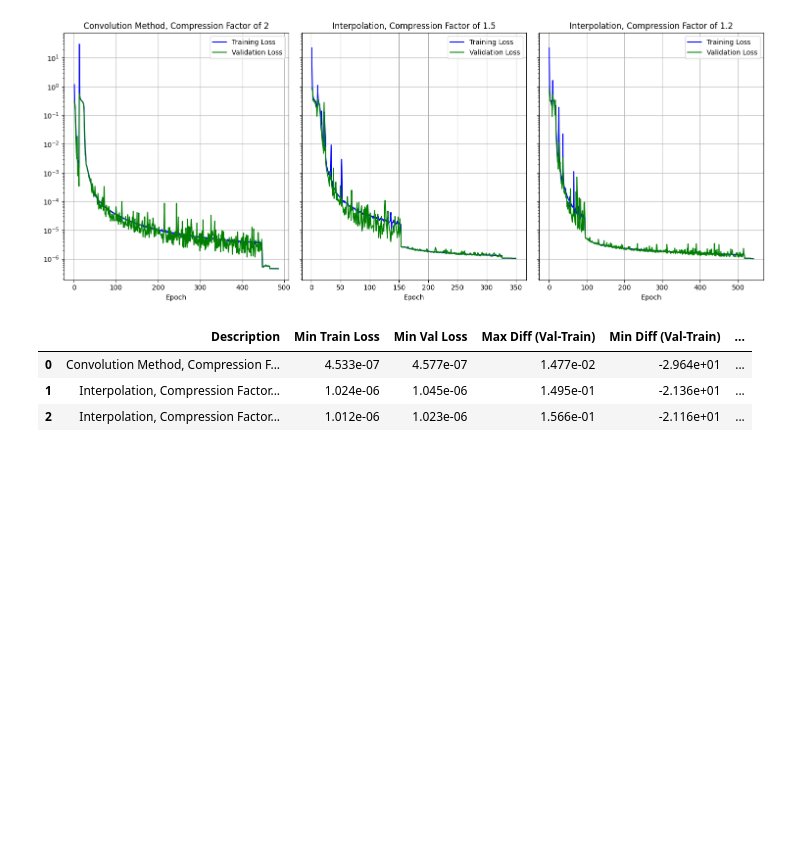
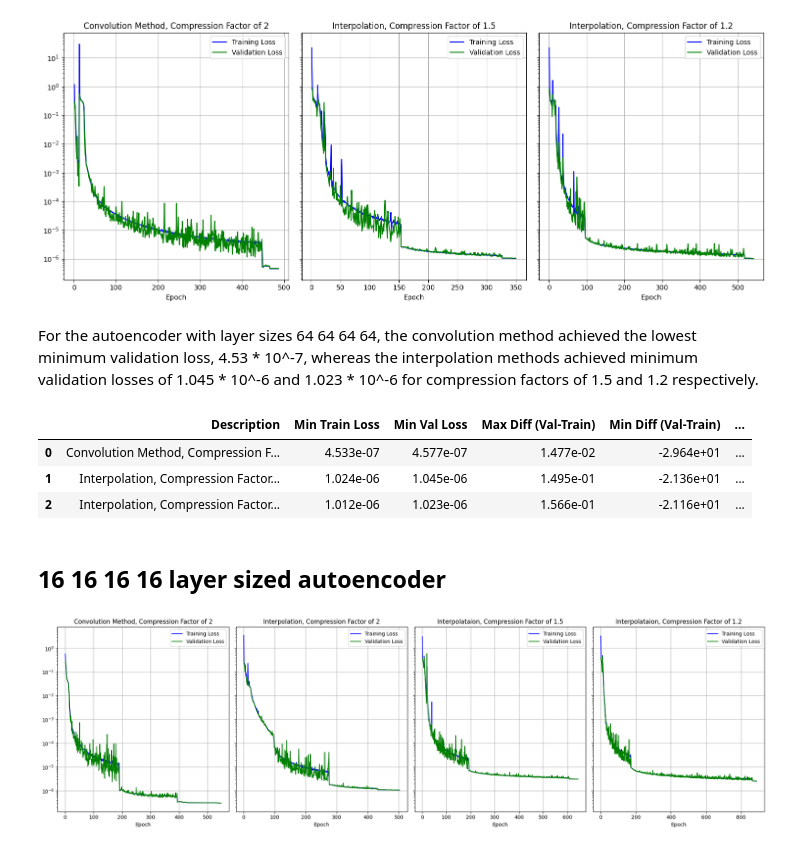
Before and after one commit to dsi-clinic/2023-Autumn-Clinic-Fermi-CaloDiffusionPaper, a Jupyter notebook: results/viz_compress_factors.ipynb, the cells around one changed output. Cells and saved outputs as stored; diff of their text form; code cells hidden in the pictures; blank space fills up the shorter version.

Commit message:
Results for layer size 16 autoencoder added to fermi-1 and losses visualized in results/

```diff
--- a/results/viz_compress_factors.ipynb
+++ b/results/viz_compress_factors.ipynb
@@ -120,3 +125,5 @@ plot_losses(folder_paths)
 # %% [output]
 [figure]
+# %% [markdown]
+For the autoencoder with layer sizes 64 64 64 64, the convolution method achieved the lowest minimum validation loss, 4.53 * 10^-7, whereas the interpolation methods achieved minimum validation losses of 1.045 * 10^-6 and 1.023 * 10^-6 for compression factors of 1.5 and 1.2 respectively.
 # %%
@@ -126,3 +133,16 @@ compare_losses(folder_paths)
 | 0 | Convolution Method, Compression F... | 4.533e-07 | 4.577e-07 | 1.477e-02 | -2.964e+01 | ... |
 | 1 | Interpolation, Compression Factor... | 1.024e-06 | 1.045e-06 | 1.495e-01 | -2.136e+01 | ... |
 | 2 | Interpolation, Compression Factor... | 1.012e-06 | 1.023e-06 | 1.566e-01 | -2.116e+01 | ... |
+# %% [markdown]
+## 16 16 16 16 layer sized autoencoder
+# %%
+folder_paths16 = [
+    ('/net/projects/fermi-1/autoencoders/dataset1/ae_models/layer16_cylin_fac2', 'Convolution Method, Compression Factor of 2'),
+    ('/net/projects/fermi-1/autoencoders/dataset1/ae_models/layer16_interp_fac2', 'Interpolation, Compression Factor of 2'),
+    ('/net/projects/fermi-1/autoencoders/dataset1/ae_models/layer16_interp_fac1.5', 'Interpolataion, Compression Factor of 1.5'),
+    ('/net/projects/fermi-1/autoencoders/dataset1/ae_models/layer16_interp_fac1.2', 'Interpolataion, Compression Factor of 1.2')
+]
+
+plot_losses(folder_info=folder_paths16)
+# %% [output]
+[figure, added]
```
Also changed, not shown: parts of 9 cells of this notebook, 3 other files.
